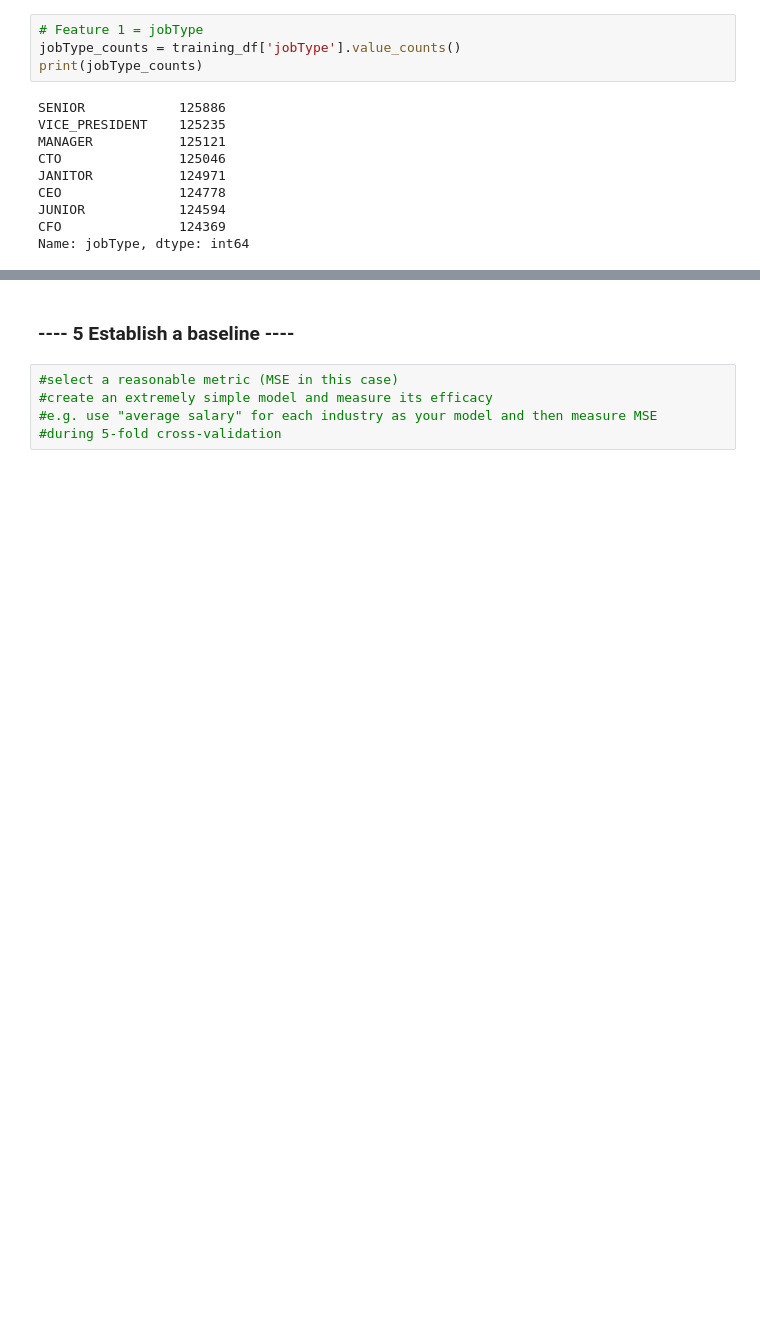
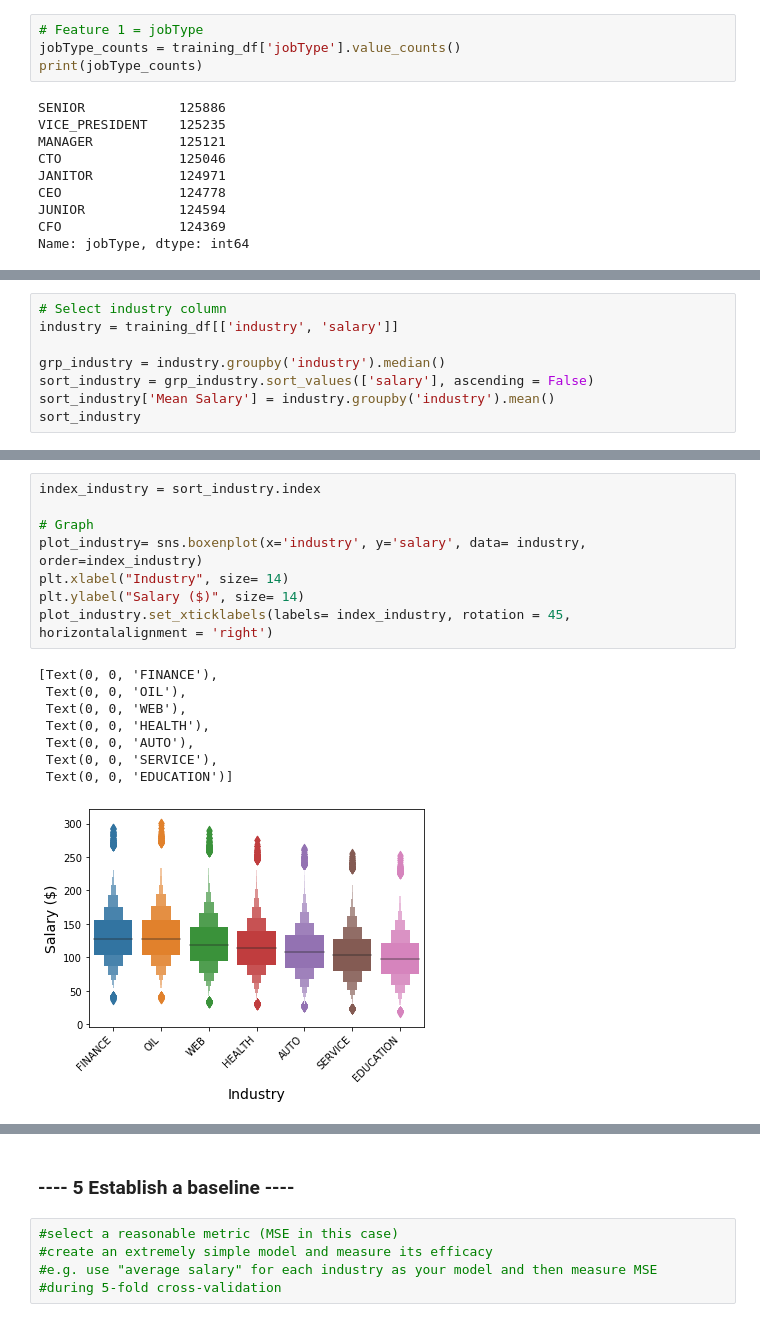
Before and after one commit to jma199/salarypredictionportfolio, a Jupyter notebook: Salary Prediction Project Notebook.ipynb, the cells around one changed output, grey strips where cells are left out. Cells and saved outputs as stored; diff of their text form; blank space fills up the shorter version.

```diff
--- a/Salary Prediction Project Notebook.ipynb
+++ b/Salary Prediction Project Notebook.ipynb
@@ -228,0 +372,8 @@ sns.boxplot(x='jobType', y = 'salary', data= training_df)
+# %%
+# Select industry column
+industry = training_df[['industry', 'salary']]
+
+grp_industry = industry.groupby('industry').median()
+sort_industry = grp_industry.sort_values(['salary'], ascending = False)
+sort_industry['Mean Salary'] = industry.groupby('industry').mean()
+sort_industry
@@ -228,0 +390,17 @@ sns.boxplot(x='jobType', y = 'salary', data= training_df)
+# %%
+index_industry = sort_industry.index
+
+# Graph
+plot_industry= sns.boxenplot(x='industry', y='salary', data= industry, order=index_industry)
+plt.xlabel("Industry", size= 14)
+plt.ylabel("Salary ($)", size= 14)
+plot_industry.set_xticklabels(labels= index_industry, rotation = 45, horizontalalignment = 'right')
+# %% [output]
+[Text(0, 0, 'FINANCE'),
+ Text(0, 0, 'OIL'),
+ Text(0, 0, 'WEB'),
+ Text(0, 0, 'HEALTH'),
+ Text(0, 0, 'AUTO'),
+ Text(0, 0, 'SERVICE'),
+ Text(0, 0, 'EDUCATION')]
+[figure, added]
```
Also changed, not shown: parts of 19 cells of this notebook.
